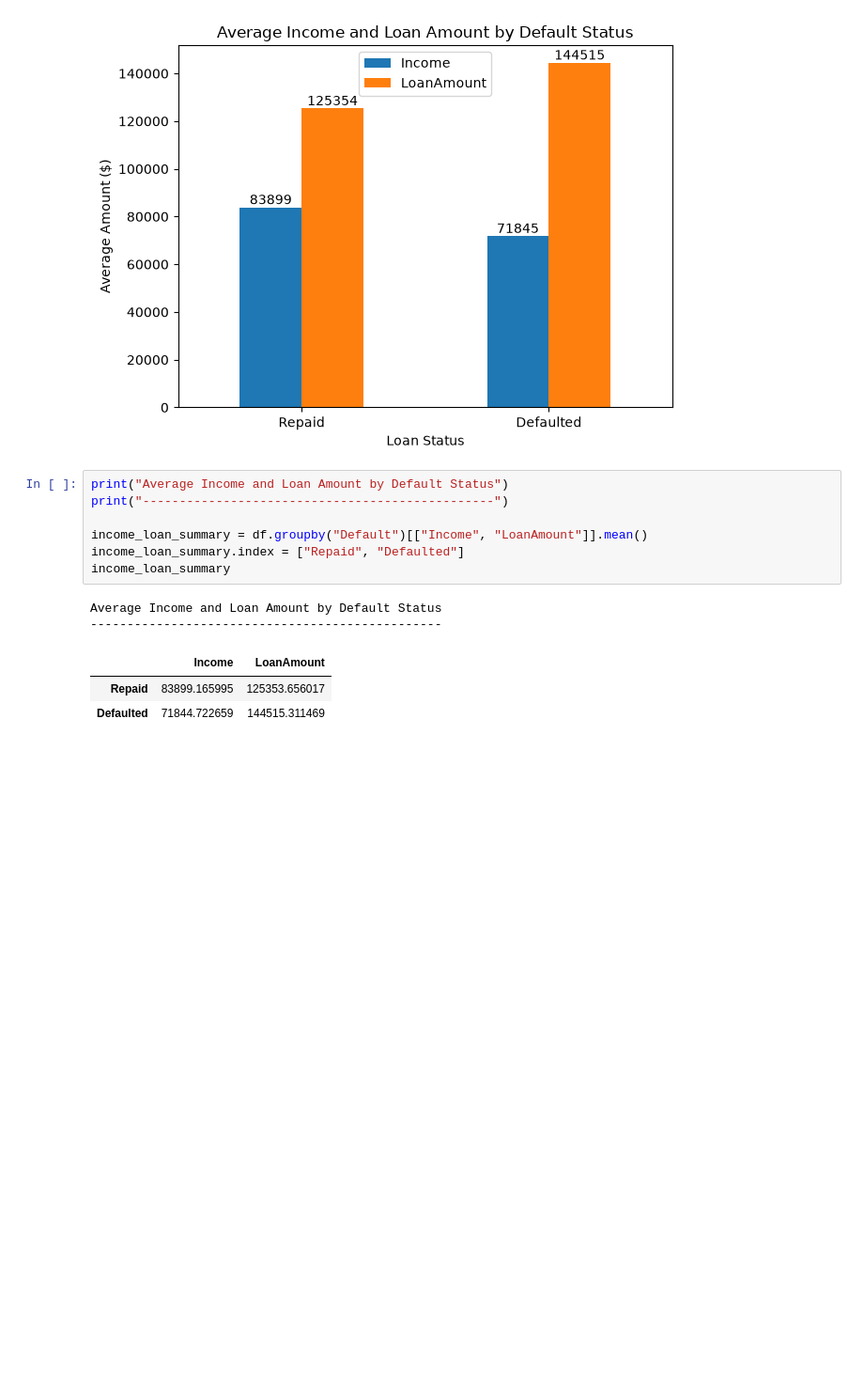
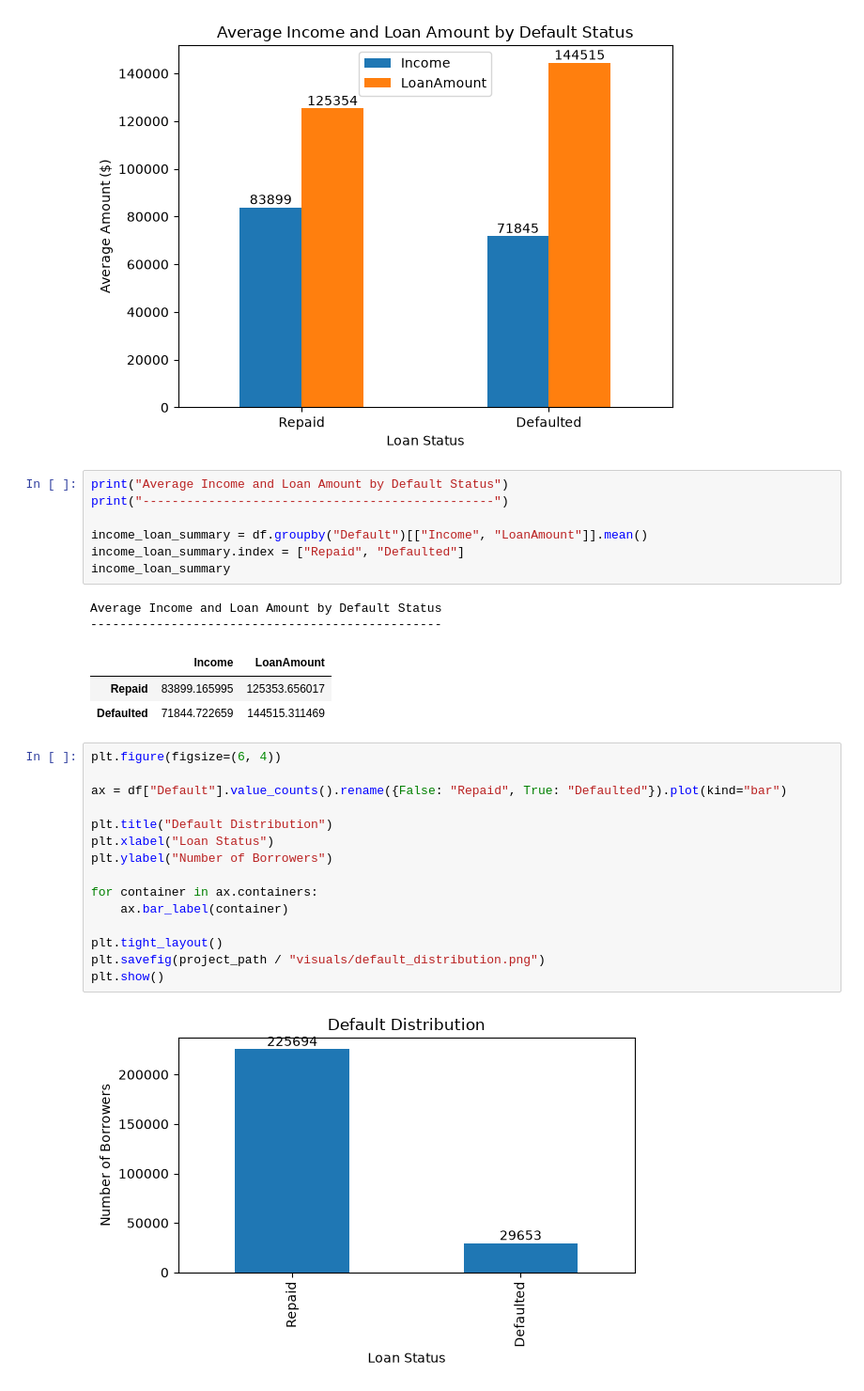
Before and after one commit to IrinaEkb/Loan_Default, a Jupyter notebook: notebooks/02_eda.ipynb, the cells around one changed output. Shown at 94% size. Cells and saved outputs as stored; diff of their text form; blank space fills up the shorter version.

```diff
--- a/notebooks/02_eda.ipynb
+++ b/notebooks/02_eda.ipynb
@@ -184,3 +208,20 @@ Average Income and Loan Amount by Default Status
 |  | Income | LoanAmount |
 | Repaid | 83899.165995 | 125353.656017 |
 | Defaulted | 71844.722659 | 144515.311469 |
+# %%
+plt.figure(figsize=(6, 4))
+
+ax = df["Default"].value_counts().rename({False: "Repaid", True: "Defaulted"}).plot(kind="bar")
+
+plt.title("Default Distribution")
+plt.xlabel("Loan Status")
+plt.ylabel("Number of Borrowers")
+
+for container in ax.containers:
+    ax.bar_label(container)
+
+plt.tight_layout()
+plt.savefig(project_path / "visuals/default_distribution.png")
+plt.show()
+# %% [output]
+[figure, added]
```
Also changed, not shown: parts of 12 cells of this notebook, 8 other files.
